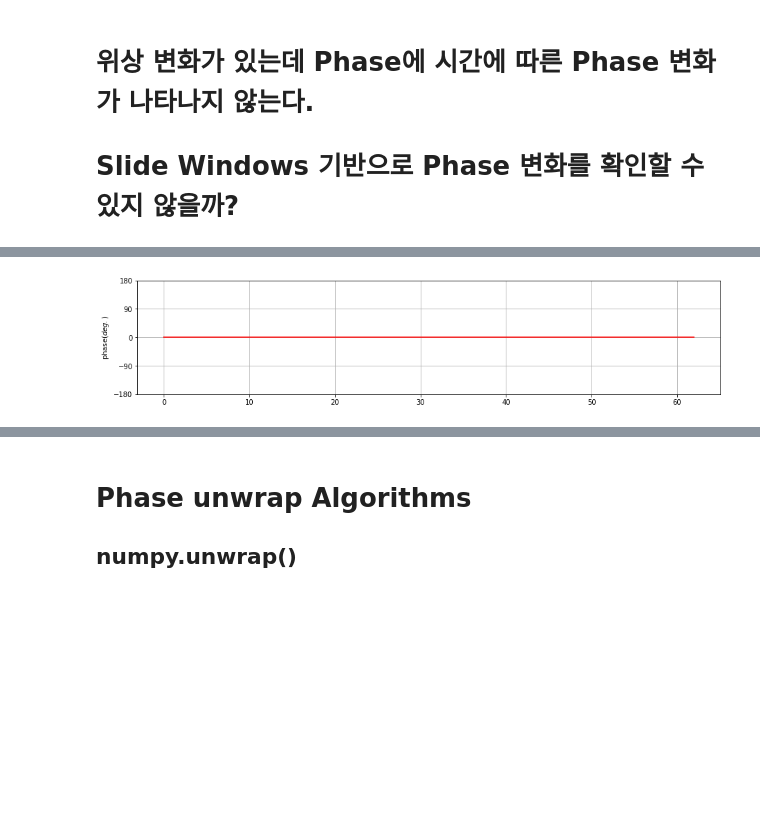
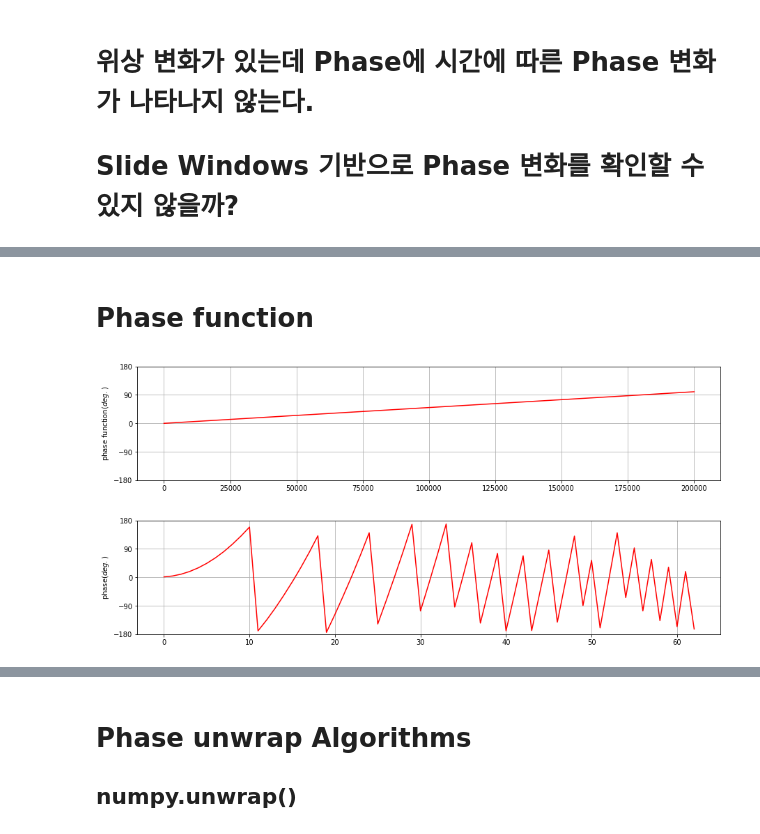
Before and after one commit to ssaru/TIL, a Jupyter notebook: Artificial_Intelligence/Signal_processing/phase_unwrapped_algorithms.ipynb, the cells around one changed output, grey strips where cells are left out. Saved outputs shown, nothing was run; the diff lists cells and outputs as text; code cells hidden in the pictures; blank space fills up the shorter version.

```diff
--- a/Artificial_Intelligence/Signal_processing/phase_unwrapped_algorithms.ipynb
+++ b/Artificial_Intelligence/Signal_processing/phase_unwrapped_algorithms.ipynb
@@ -245,3 +496,18 @@ class SlideWindows:
+# %% [markdown]
+# Phase function
+# %%
+y = x
+t = np.arange(0, te, T)
+
+plt.figure(figsize=(15, 3))
+plt.plot(t, 'r')
+plt.ylim(-1, 1)
+plt.ylabel('phase function($deg.$)')
+plt.yticks([-180, -90, 0, 90, 180])
+plt.grid()
+plt.show()
+# %% [output]
+[figure, added]
 # %%
 Fs = 2000                    # Sampling frequency
 T = 1/Fs                     # Sample interval time
@@ -253,7 +519,7 @@ frequency = 20
 omega = 2 * np.pi * frequency
 
 k = 1. * np.sin(phase_omega * t)
-theta = 0
+theta = t
 x = 1. * np.cos((omega * t) + theta)
 y = x
 
@@ -278,7 +544,7 @@ for i in range(num_slice):
     phase_ang = np.angle(fft) * 180 / np.pi
 
     index = np.where(f0 == 20)[0]
-    phase.append(phase_ang[index])
+    phase.append(phase_ang[index][0])
 
     # Sliced Signal
     #plt.figure()
@@ -308,10 +574,10 @@ for i in range(num_slice):
 plt.figure(figsize=(15, 3))
 plt.plot(phase, 'r')
 plt.ylim(-1, 1)
-plt.ylabel('phase($deg.$)')
+plt.ylabel('wraped phase($deg.$)')
 plt.yticks([-180, -90, 0, 90, 180])
 plt.grid()
 plt.show()
 #print(phase)
 # %% [output]
-[figure, old version]
+[figure, new version]
```
Also changed, not shown: parts of 17 cells of this notebook.
